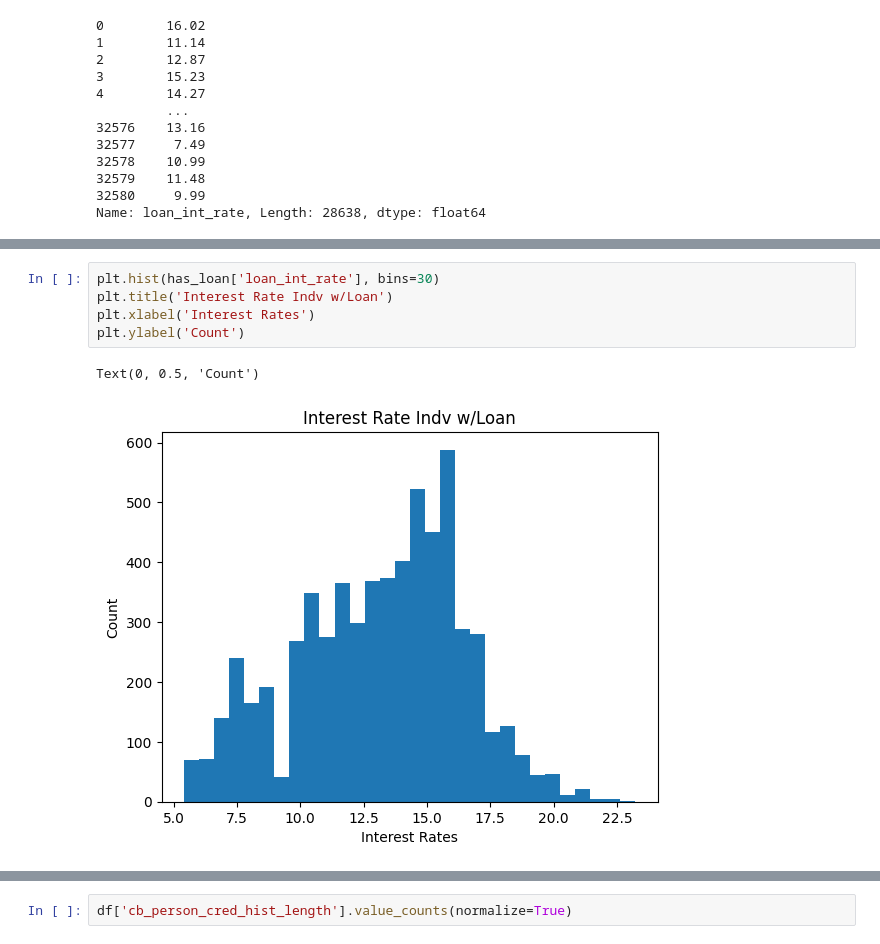
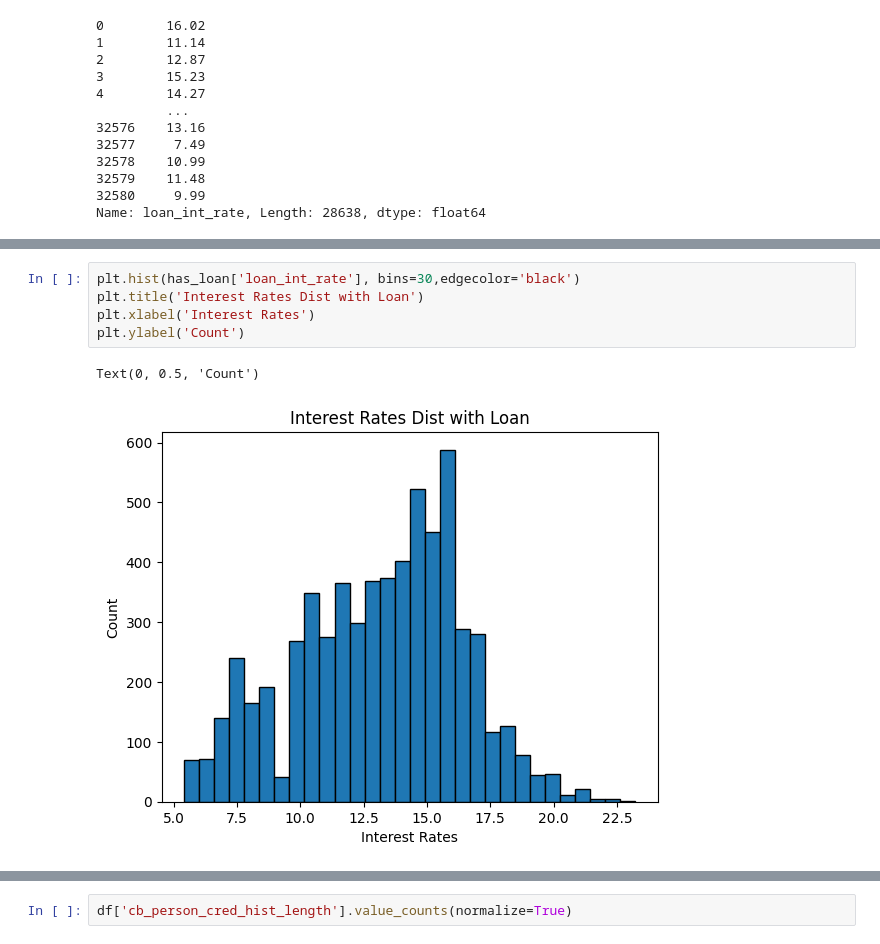
Before and after one commit to CarlosGG18/Credit-Risk-Analysis, a Jupyter notebook: Cleaning_EDA.ipynb, the cells around one changed output, grey strips where cells are left out. Cells and saved outputs as stored; diff of their text form.

```diff
--- a/Cleaning_EDA.ipynb
+++ b/Cleaning_EDA.ipynb
@@ -187,11 +187,11 @@ Text(0.5, 1.0, 'Histogram of Loan Interest Rates')
 # %%
-plt.hist(has_loan['loan_int_rate'], bins=30)
-plt.title('Interest Rate Indv w/Loan')
+plt.hist(has_loan['loan_int_rate'], bins=30,edgecolor='black')
+plt.title('Interest Rates Dist with Loan')
 plt.xlabel('Interest Rates')
 plt.ylabel('Count')
 # %% [output]
 Text(0, 0.5, 'Count')
-[figure, old version]
+[figure, new version]
 # %%
 loans= df['loan_status'].value_counts()
 loans.plot(kind='bar')
```
Also changed, not shown: parts of 4 cells of this notebook.
